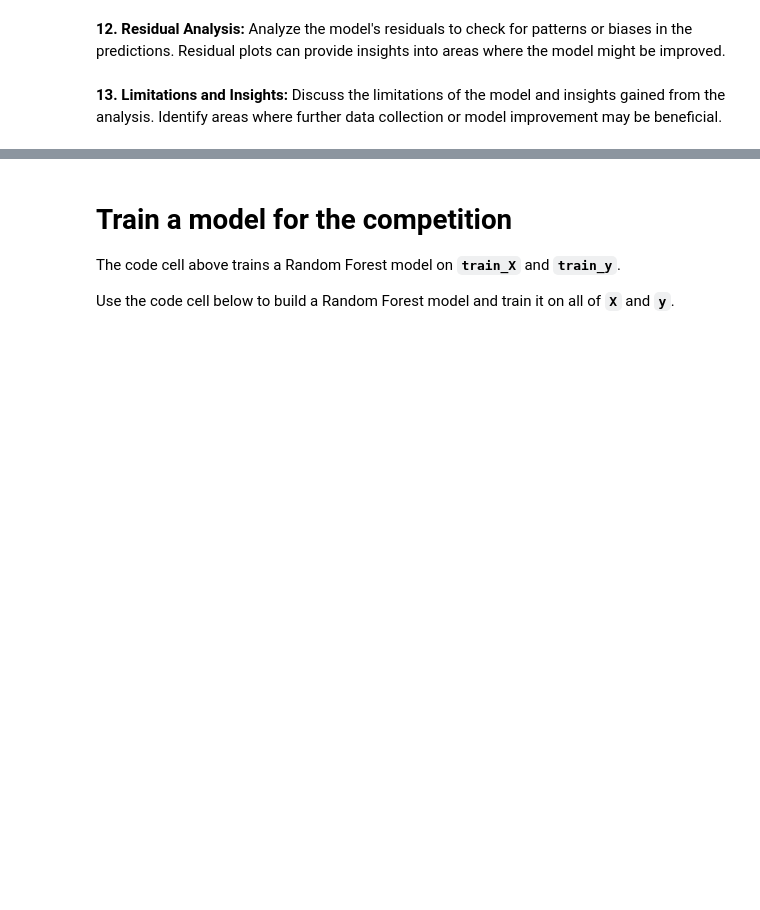
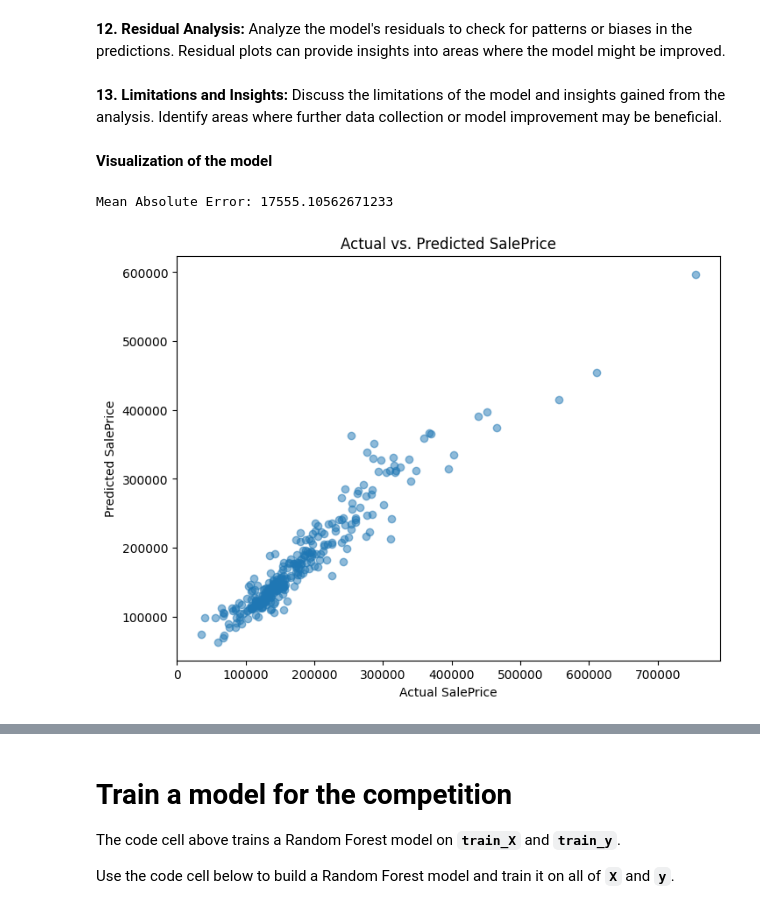
Before and after one commit to danikvh/Kaggle, a Jupyter notebook: Competitions/1. Housing Prices Competition/1. Housing Prices Competition.ipynb, the cells around one changed output, grey strips where cells are left out. Saved outputs shown, nothing was run; the diff lists cells and outputs as text; code cells hidden in the pictures; blank space fills up the shorter version.

```diff
--- a/Competitions/1. Housing Prices Competition/1. Housing Prices Competition.ipynb
+++ b/Competitions/1. Housing Prices Competition/1. Housing Prices Competition.ipynb
@@ -521,3 +521,32 @@ NameError: name 'X_new' is not defined
 # %% [markdown]
 
 **13. Limitations and Insights:** Discuss the limitations of the model and insights gained from the analysis. Identify areas where further data collection or model improvement may be beneficial.
+# %% [markdown]
+**Visualization of the model**
+# %%
+best_rf_model = RandomForestRegressor(n_estimators=best_n, max_depth=best_d, min_samples_split=best_s, min_samples_leaf=best_l, random_state=42)
+
+# Create a RandomForestRegressor model
+rf_model = RandomForestRegressor(n_estimators=n, max_depth=d, min_samples_split=s, min_samples_leaf=l,random_state=42)
+
+# Fit the model on the training data
+rf_model.fit(X_train, y_train)
+
+# Make predictions on the test set
+y_pred = rf_model.predict(X_test)
+
+# Calculate the mean absolute error
+mae = mean_absolute_error(y_test, y_pred)
+print("Mean Absolute Error:", mae)
+# %% [output]
+Mean Absolute Error: 17555.10562671233
+# %%
+# Visualize the actual vs. predicted SalePrice using a scatter plot
+plt.figure(figsize=(8, 6))
+plt.scatter(y_test, y_pred, alpha=0.5)
+plt.xlabel("Actual SalePrice")
+plt.ylabel("Predicted SalePrice")
+plt.title("Actual vs. Predicted SalePrice")
+plt.show()
+# %% [output]
+[figure, added]
```
Also changed, not shown: parts of 18 cells of this notebook, 1 other file.
